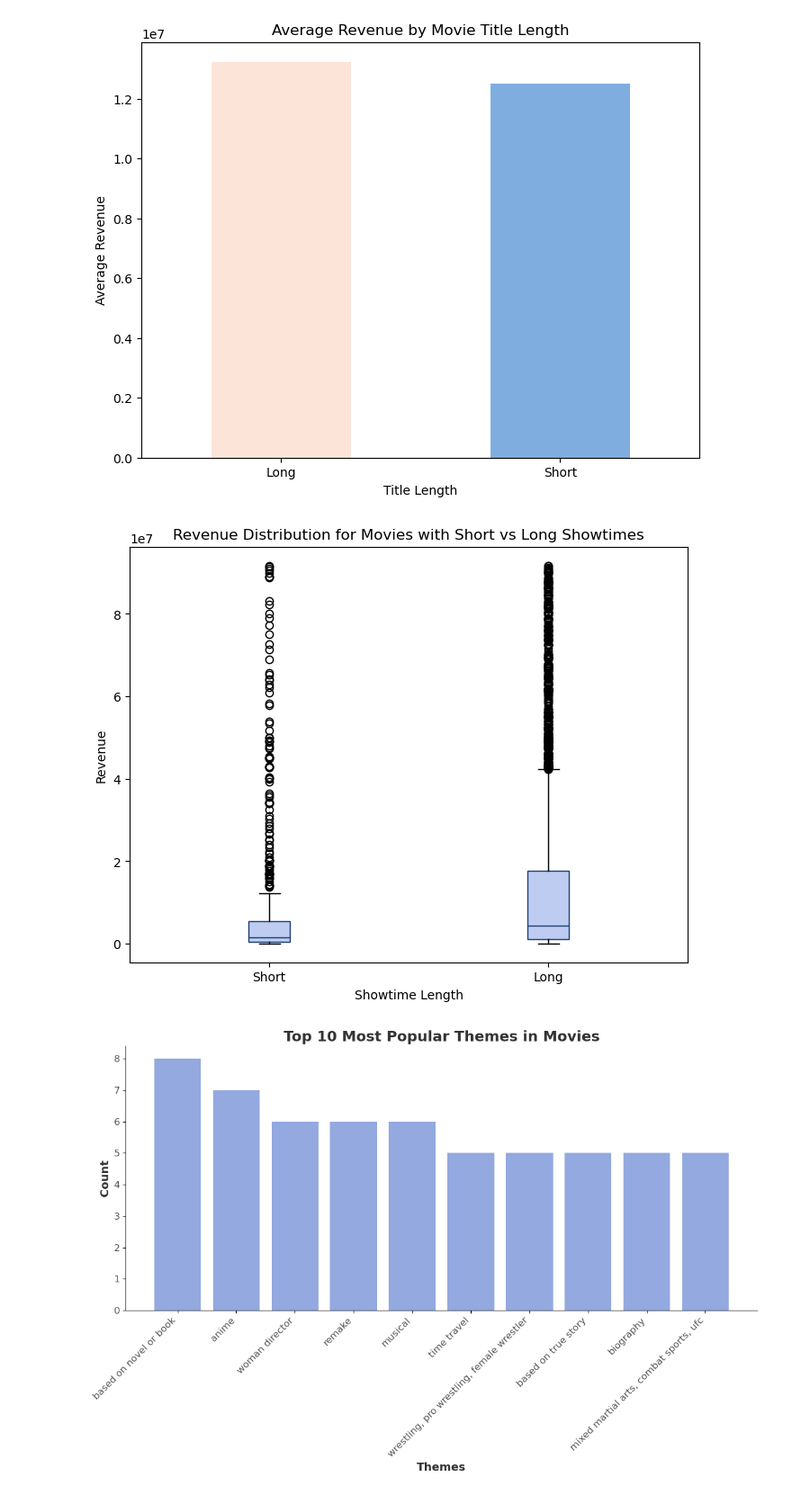
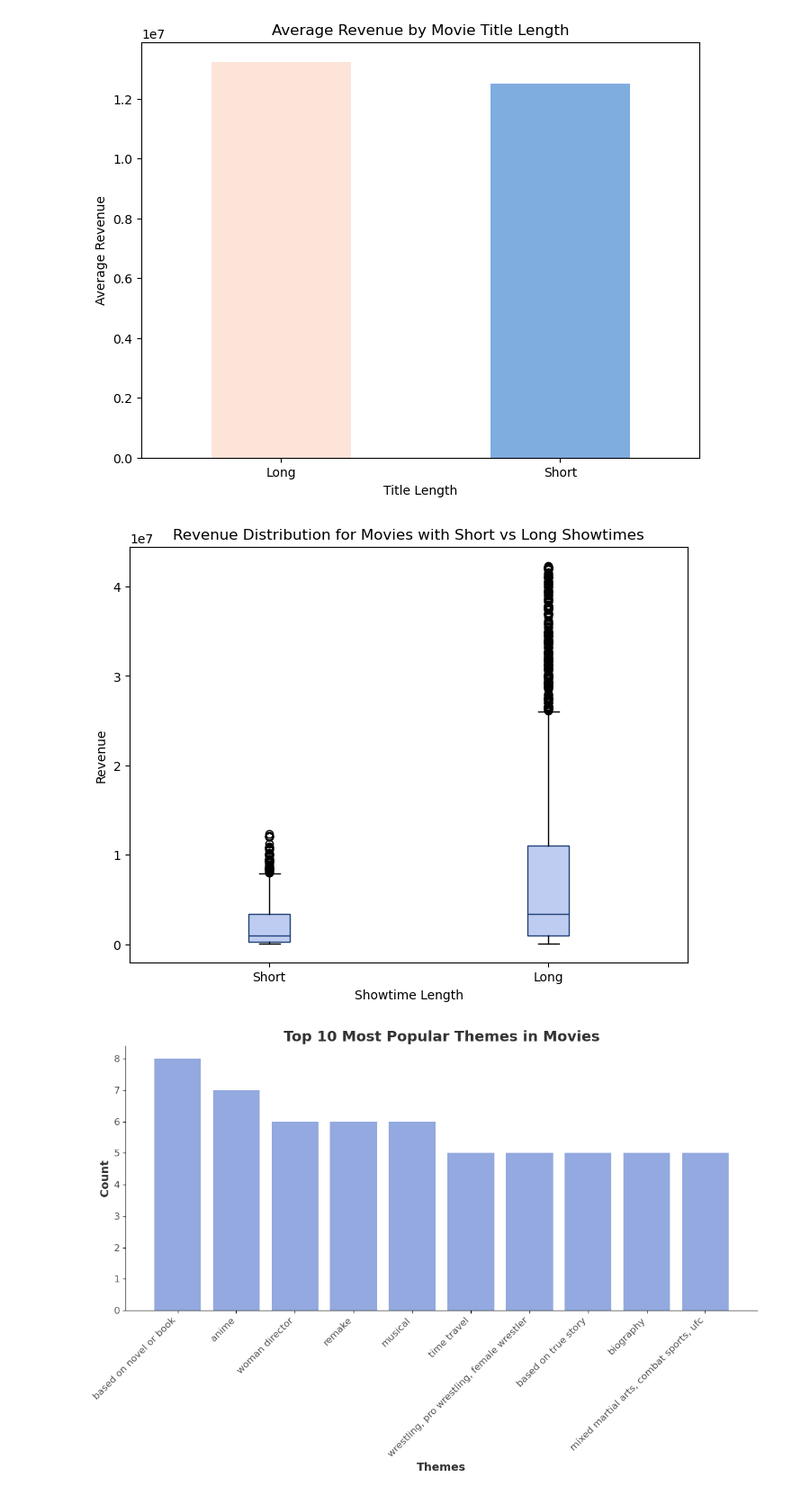
Before and after one commit to Merrickneo/dao2702x, a Jupyter notebook: visualisation_branda.ipynb, the cells around one changed output. Shown: that part at 90% size. Drawn from its saved outputs; the diff is of its cells as text; code cells hidden in the pictures.

Commit message:
Remove outliers for showtime plot

```diff
--- a/visualisation_branda.ipynb
+++ b/visualisation_branda.ipynb
@@ -51,27 +53,37 @@ plt.show()
 [figure]
 # %%
 # Long showtimes vs short showtimes
+
+# remove outlier function
+def remove_outliers(data):
+    Q1 = data.quantile(0.25)  # First quartile
+    Q3 = data.quantile(0.75)  # Third quartile
+    IQR = Q3 - Q1  # Interquartile range
+    lower_bound = Q1 - 1.5 * IQR
+    upper_bound = Q3 + 1.5 * IQR
+    return data[(data >= lower_bound) & (data <= upper_bound)]
+
 # Define showtime categories
 df['showtime_length'] = df['runtime'].apply(lambda x: 'Short' if x <= 90 else 'Long')
 
 # Prepare data for boxplot
-short_revenue = df[df['showtime_length'] == 'Short']['revenue']
-long_revenue = df[df['showtime_length'] == 'Long']['revenue']
+short_revenue = remove_outliers(df[df['showtime_length'] == 'Short']['revenue'])
+long_revenue = remove_outliers(df[df['showtime_length'] == 'Long']['revenue'])
 
 # Plot using matplotlib
 plt.figure(figsize=(8, 6))
 plt.boxplot([short_revenue.dropna(), long_revenue.dropna()], labels=['Short', 'Long'], patch_artist=True,
             boxprops=dict(facecolor='#BDCCF0', color='#214279'),
             medianprops=dict(color='#214279'))
 
 # Adding titles and labels
 plt.title('Revenue Distribution for Movies with Short vs Long Showtimes')
 plt.xlabel('Showtime Length')
 plt.ylabel('Revenue')
 
 plt.show()
 # %% [output]
-[figure, old version]
+[figure, new version]
 # %%
 # Themes vs Popularity
 # Split and count themes (assuming the 'keywords' column contains themes)
```
Also changed, not shown: parts of 1 cell of this notebook.
